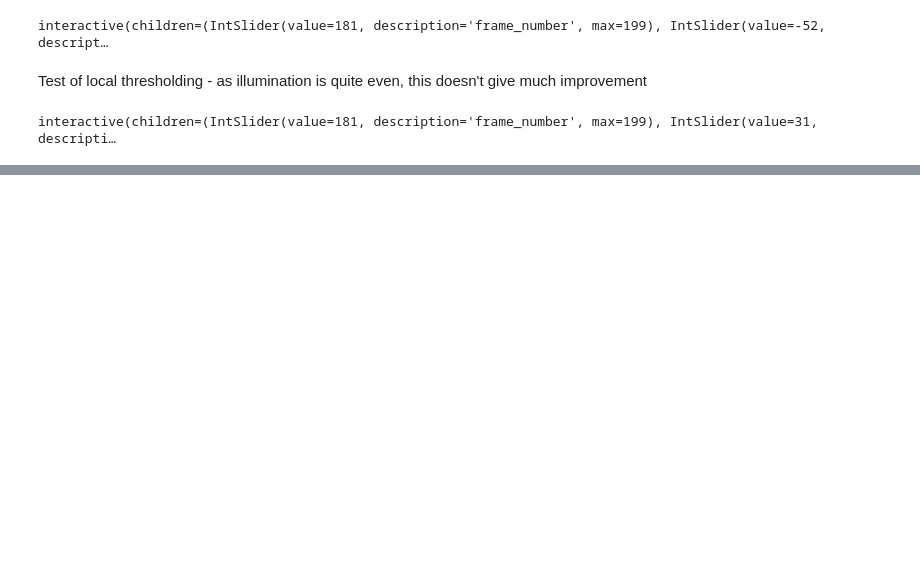
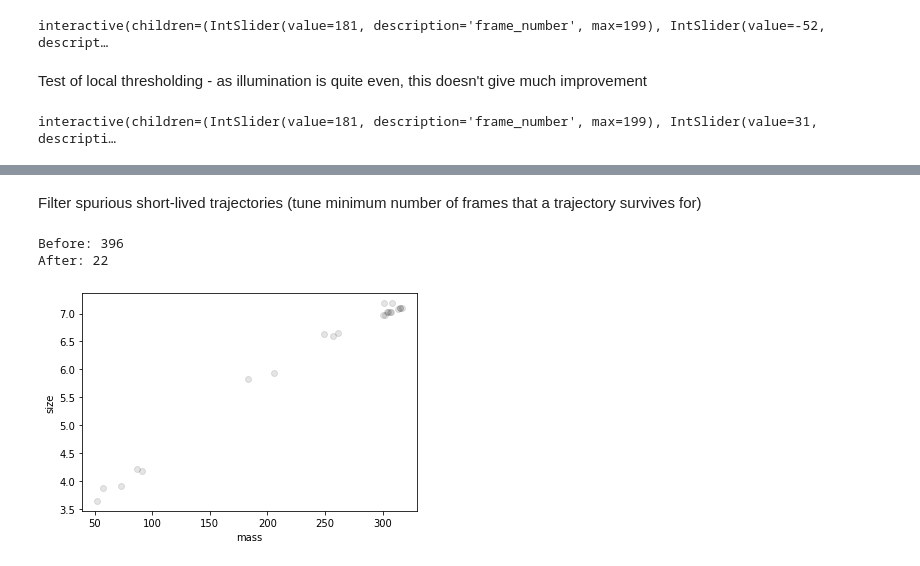
Before and after one commit to yue-here/am_cv, a Jupyter notebook: segment and plot regions - AM.ipynb, the cells around one changed output, grey strips where cells are left out. Cells and saved outputs as stored; diff of their text form; code cells hidden in the pictures; blank space fills up the shorter version.

```diff
--- a/segment and plot regions - AM.ipynb
+++ b/segment and plot regions - AM.ipynb
@@ -219,0 +252,2 @@ plt.imshow(out)
+# %%
+segmented_frames = np.array(segmented_frames)
@@ -219,0 +301,15 @@ plt.imshow(out)
+# %% [markdown]
+Filter spurious short-lived trajectories (tune minimum number of frames that a trajectory survives for)
+# %%
+t1 = tp.filter_stubs(t, 5)
+# Compare the number of particles in the unfiltered and filtered data.
+print('Before:', t['particle'].nunique())
+print('After:', t1['particle'].nunique())
+# %% [output]
+Before: 396
+After: 22
+# %%
+plt.figure()
+tp.mass_size(t1.groupby('particle').mean()); # convenience function -- just plots size vs. mass
+# %% [output]
+[figure, added]
```
Also changed, not shown: parts of 41 cells of this notebook, 2 other files.
